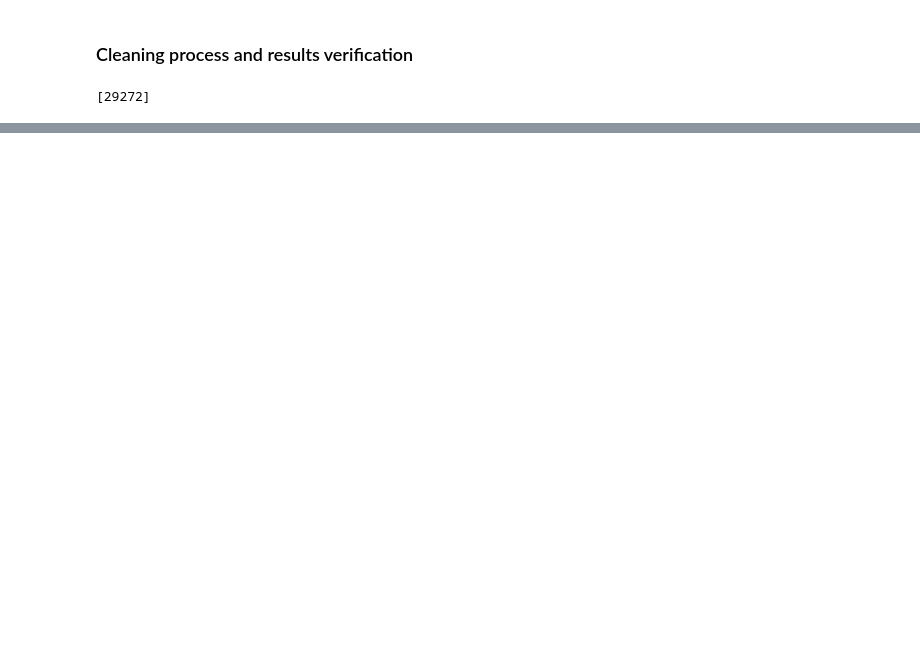
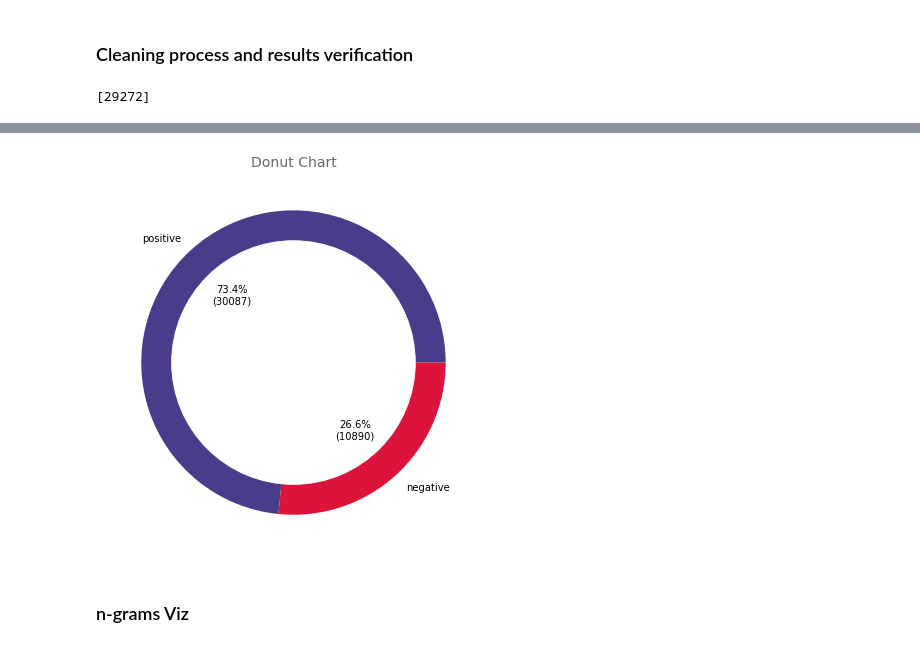
Before and after one commit to C10-Brazilian-e-commerce-modeling-team/brazilian-e-commerce, a Jupyter notebook: Data_analysis/ML_Models.ipynb, the cells around one changed output, grey strips where cells are left out. Saved outputs shown, nothing was run; the diff lists cells and outputs as text; code cells hidden in the pictures; blank space fills up the shorter version.

```diff
--- a/Data_analysis/ML_Models.ipynb
+++ b/Data_analysis/ML_Models.ipynb
@@ -352,0 +642,20 @@ df_comments['stemming'] = reviews_stemmer
+# %%
+# Labelling data
+score_map = {
+    1: 'negative',
+    2: 'negative',
+    3: 'positive',
+    4: 'positive',
+    5: 'positive'
+}
+df_comments['sentiment_label'] = df_comments['score'].map(score_map)
+
+# Verifying results
+fig, ax = plt.subplots(figsize=(7, 7))
+donut_plot(df_comments.query('sentiment_label in ("positive", "negative")'), 'sentiment_label',
+           label_names=df_comments.query('sentiment_label in ("positive", "negative")')['sentiment_label'].value_counts().index,
+           ax=ax, colors=['darkslateblue', 'crimson'])
+# %% [output]
+[figure, added]
+# %% [markdown]
+### n-grams Viz
```
Also changed, not shown: parts of 35 cells of this notebook.
